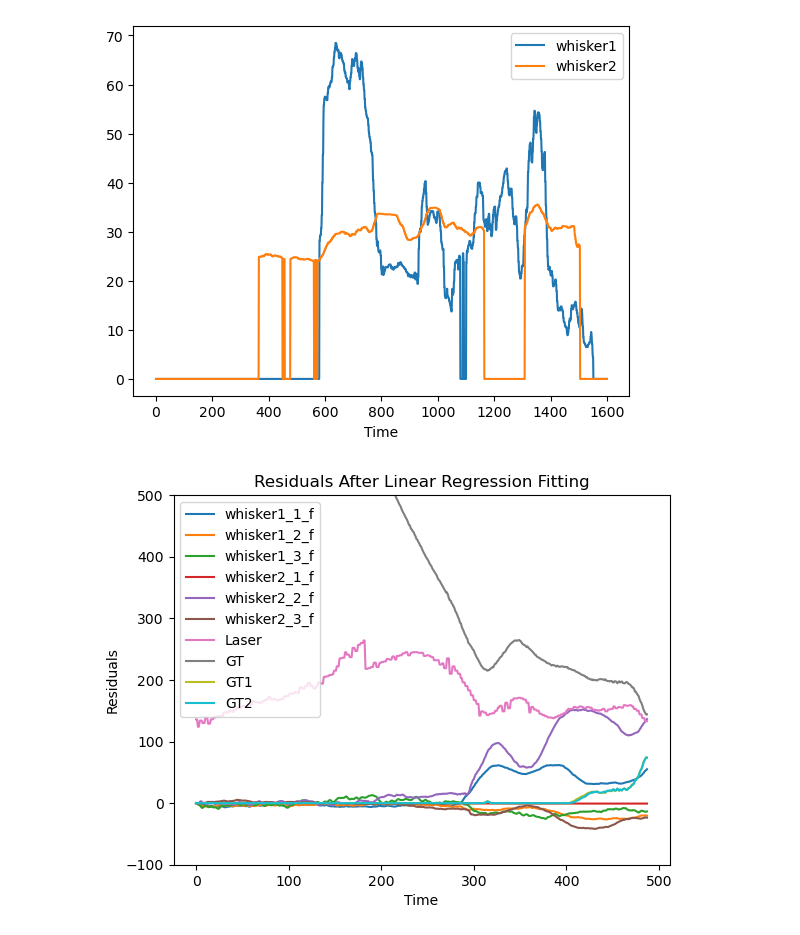
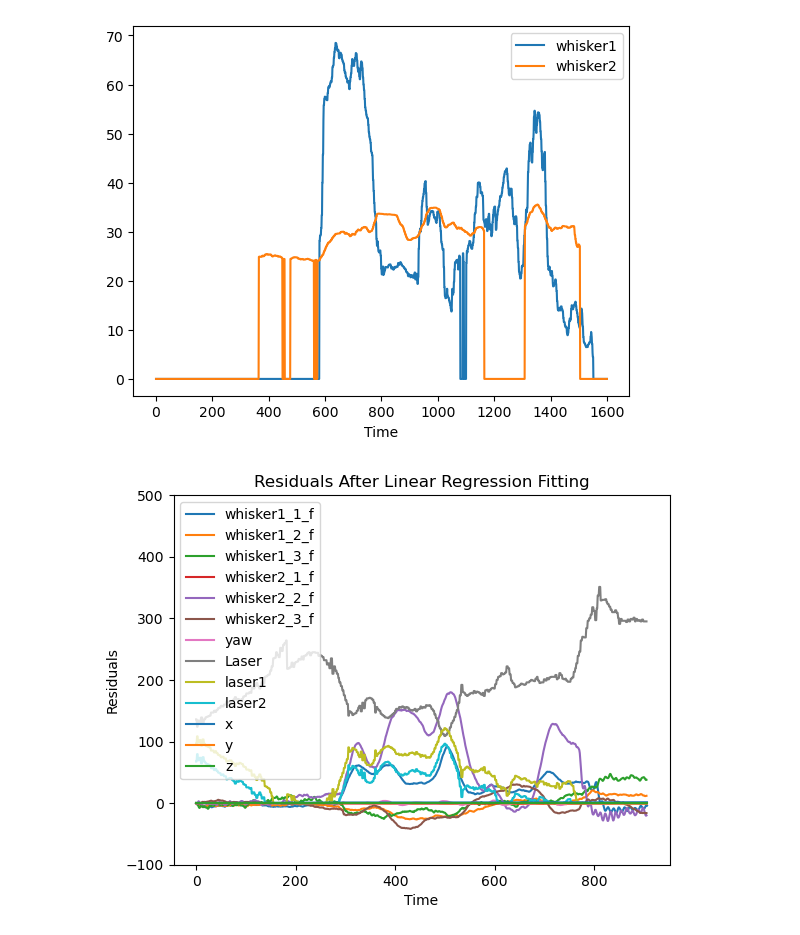
Before and after one commit to TacYee/autonomous-fly, a Jupyter notebook: FLowdeck/plotter.ipynb, the cells around one changed output. Saved outputs shown, nothing was run; the diff lists cells and outputs as text; code cells hidden in the pictures.

```diff
--- a/FLowdeck/plotter.ipynb
+++ b/FLowdeck/plotter.ipynb
@@ -154,16 +154,16 @@ plt.show()
 # %%
 # 1-5
 data = pd.read_csv('data/20240422/2024-04-30+15:58:23+.csv')
-pressure = data.iloc[2:490, 7:13].values
-laser = data.iloc[2:490, -1].values
-yaw = data.iloc[2:490, -3].values
-position=data.iloc[2:490,1:4].values
-velocity=data.iloc[2:490,4:7].values
-laser1=laser+25*np.tan(np.radians(yaw))
-laser2=laser-25*np.tan(np.radians(yaw))
+pressure = data.iloc[2:, 7:13].values
+laser = data.iloc[2:, -1].values
+yaw = data.iloc[2:, -3].values
+position=data.iloc[2:,1:4].values
+velocity=data.iloc[2:,4:7].values
+laser1=laser+25*np.tan(np.radians(yaw-30))
+laser2=laser-25*np.tan(np.radians(yaw-30))
 laser1 = np.where(laser1 > 218, 0, 218 - laser1)
 laser2 = np.where(laser2 > 218, 0, 218 - laser2)
-pitch = data.iloc[2:490, -2].values
+pitch = data.iloc[2:, -2].values
 point1 = [-0.255186, 1.189175]
 point2 = [-1.104007, 1.177670]
 line_intersection = LineIntersection()
@@ -206,44 +206,47 @@ plt.plot(filtered_pressure[:, 4] , label=f"whisker2_2_f")
 plt.plot(filtered_pressure[:, 5] , label=f"whisker2_3_f")
 # 绘制其他数据
 # plt.plot(pitch, label="Pitch")
-# plt.plot(yaw, label="yaw")
+plt.plot(yaw, label="yaw")
 plt.plot(laser, label="Laser")
-plt.plot(GT, label="GT")
-plt.plot(GT1, label="GT1")
-plt.plot(GT2, label="GT2")
-# plt.plot(laser1, label="laser1")
-# plt.plot(laser2, label="laser2")
+# plt.plot(GT, label="GT")
+# plt.plot(GT1, label="GT1")
+# plt.plot(GT2, label="GT2")
+plt.plot(laser1, label="laser1")
+plt.plot(laser2, label="laser2")
+plt.plot(position[:,0], label="x")
+plt.plot(position[:,1], label="y")
+plt.plot(position[:,2], label="z")
 plt.legend()
 plt.xlabel("Time")
 plt.ylabel("Residuals")
 plt.ylim(-100, 500)
 plt.title("Residuals After Linear Regression Fitting")
 plt.show()
 
 
 new_data = pd.DataFrame({
     'whisker1_1': filtered_pressure[:,0],
     'whisker1_2': filtered_pressure[:,1],
     'whisker1_3': filtered_pressure[:,2],
     'whisker2_1': filtered_pressure[:,3],
     'whisker2_2': filtered_pressure[:,4],
     'whisker2_3': filtered_pressure[:,5],
     'Laser1': laser1,
     'Laser2': laser2,
     'laser': laser,
     'yaw': yaw,
     'pitch': pitch,
     'positionX': position[:,0],
     'positionY': position[:,1],
     'positionZ': position[:,2],
     'velocityX': velocity[:,0],
     'velocityY': velocity[:,1],
     'velocityZ': velocity[:,2],
     'GT': GT,
     'GT1': GT1,
     'GT2': GT2
 
 })
 # new_data.to_csv('dataanalyse/0425/data1.csv', index=False)
 # %% [output]
-[figure, old version]
+[figure, new version]
```
Also changed, not shown: 2 other files.
